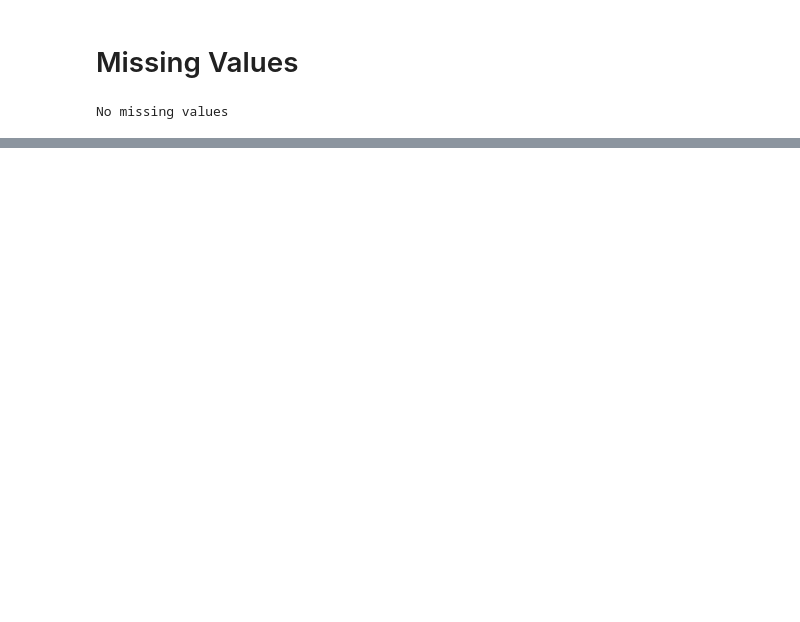
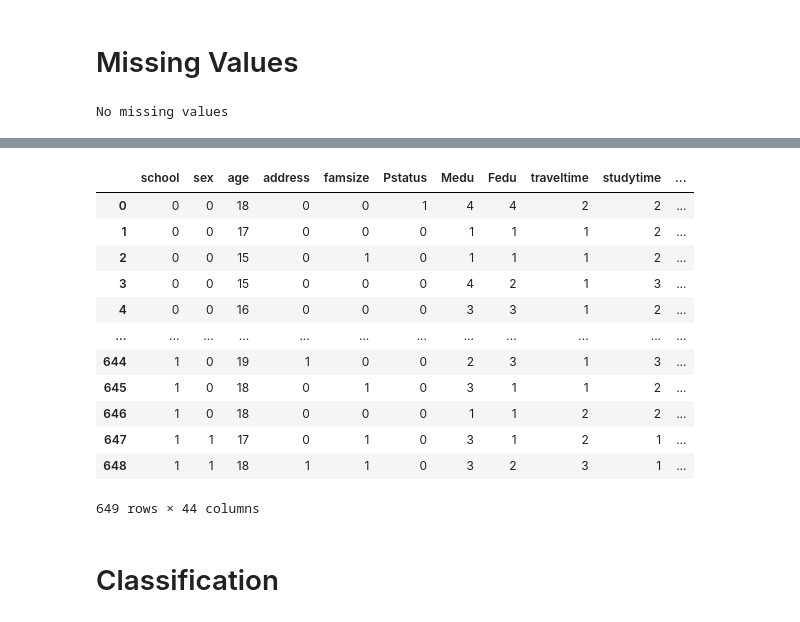
Before and after one commit to omgwenxx/machine_learning, a Jupyter notebook: assignment2/students.ipynb, the cells around one changed output, grey strips where cells are left out. Drawn from its saved outputs; the diff is of its cells as text; code cells hidden in the pictures; blank space fills up the shorter version.

```diff
--- a/assignment2/students.ipynb
+++ b/assignment2/students.ipynb
@@ -110,0 +138,26 @@ por
+# %%
+df['nursery'] = [0 if x == 'no' else 1 if x == 'yes' else 2 for x in df['nursery']]
+# %%
+df['higher'] = [0 if x == 'no' else 1 if x == 'yes' else 2 for x in df['higher']]
+# %%
+df['internet'] = [0 if x == 'no' else 1 if x == 'yes' else 2 for x in df['internet']]
+# %%
+df['romantic'] = [0 if x == 'no' else 1 if x == 'yes' else 2 for x in df['romantic']]
+# %%
+df
+# %% [output]
+|  | school | sex | age | address | famsize | Pstatus | Medu | Fedu | traveltime | studytime | ... |
+| 0 | 0 | 0 | 18 | 0 | 0 | 1 | 4 | 4 | 2 | 2 | ... |
+| 1 | 0 | 0 | 17 | 0 | 0 | 0 | 1 | 1 | 1 | 2 | ... |
+| 2 | 0 | 0 | 15 | 0 | 1 | 0 | 1 | 1 | 1 | 2 | ... |
+| 3 | 0 | 0 | 15 | 0 | 0 | 0 | 4 | 2 | 1 | 3 | ... |
+| 4 | 0 | 0 | 16 | 0 | 0 | 0 | 3 | 3 | 1 | 2 | ... |
+| ... | ... | ... | ... | ... | ... | ... | ... | ... | ... | ... | ... |
+| 644 | 1 | 0 | 19 | 1 | 0 | 0 | 2 | 3 | 1 | 3 | ... |
+| 645 | 1 | 0 | 18 | 0 | 1 | 0 | 3 | 1 | 1 | 2 | ... |
+| 646 | 1 | 0 | 18 | 0 | 0 | 0 | 1 | 1 | 2 | 2 | ... |
+| 647 | 1 | 1 | 17 | 0 | 1 | 0 | 3 | 1 | 2 | 1 | ... |
+| 648 | 1 | 1 | 18 | 1 | 1 | 0 | 3 | 2 | 3 | 1 | ... |
+649 rows × 44 columns
+# %% [markdown]
+# Classification
```
Also changed, not shown: parts of 28 cells of this notebook, 1 other file.
